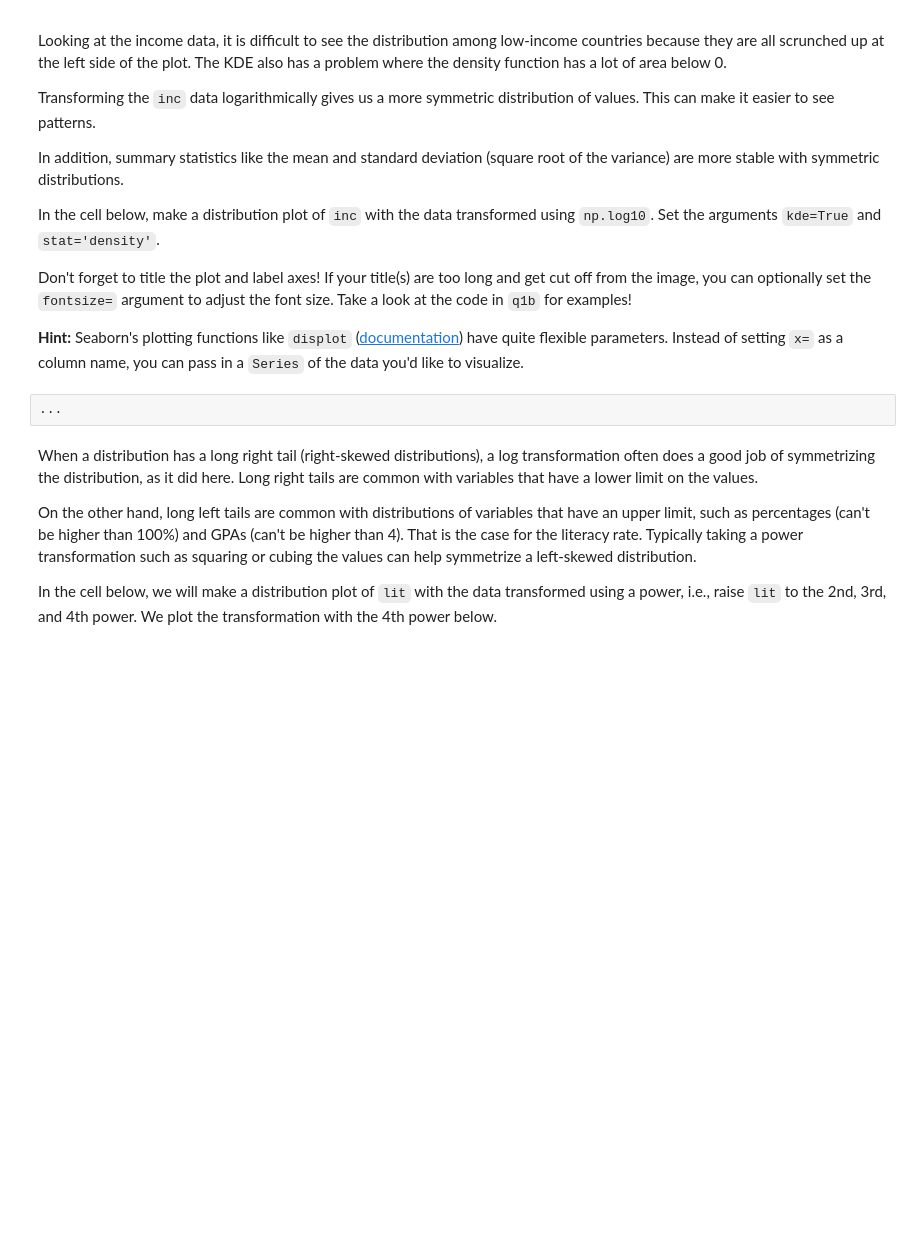
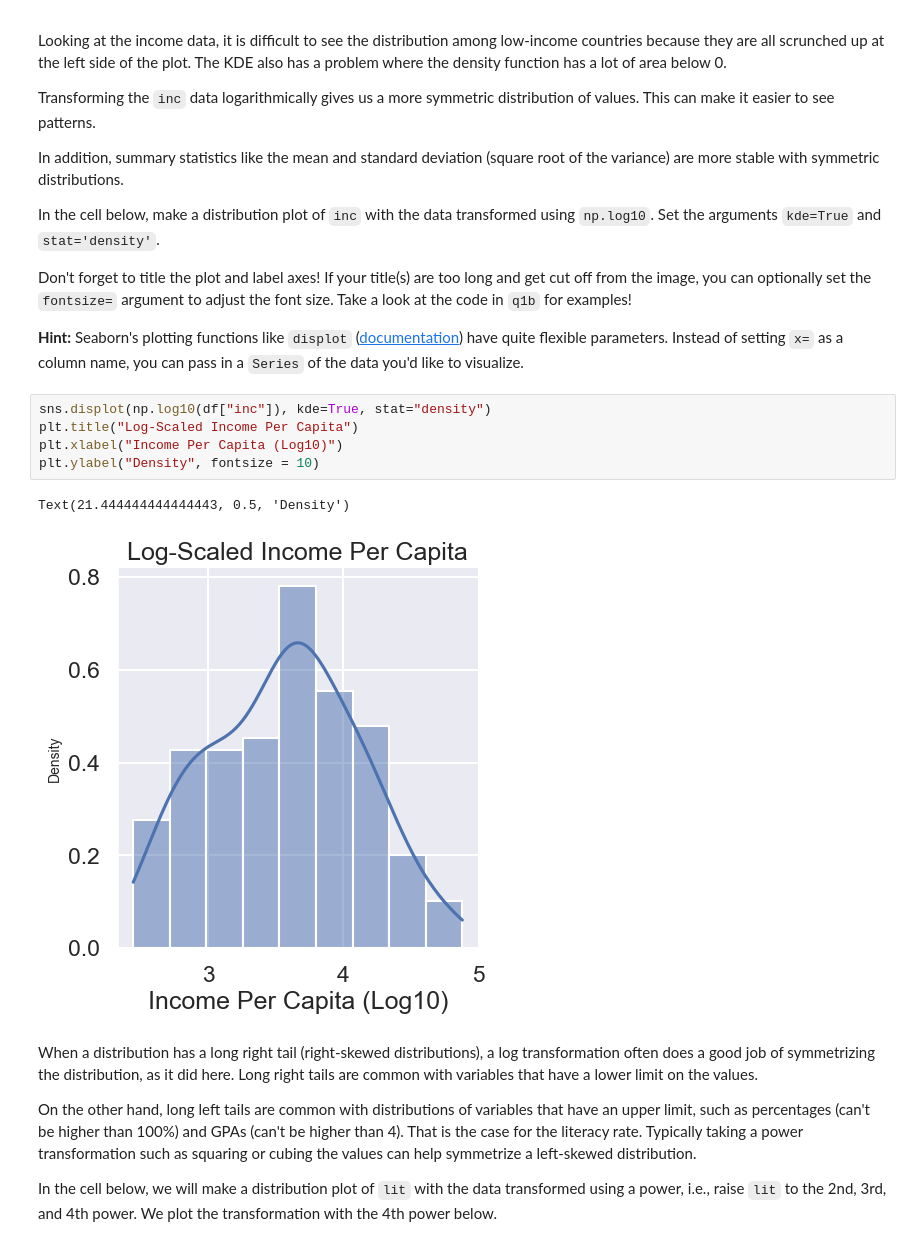
Before and after one commit to RamesTheGeneric/CSCIU459-GROUP-PROJECTS, a Jupyter notebook: A3/A3.ipynb, the cells around one changed output. Cells and saved outputs as stored; diff of their text form; blank space fills up the shorter version.

```diff
--- a/A3/A3.ipynb
+++ b/A3/A3.ipynb
@@ -208,8 +241,14 @@ In the cell below, make a distribution plot of `inc` with the data transformed u
 Don't forget to title the plot and label axes! If your title(s) are too long and get cut off from the image, you can optionally set the `fontsize=` argument to adjust the font size. Take a look at the code in `q1b` for examples!
 
 **Hint:** Seaborn's plotting functions like `displot` ([documentation](https://seaborn.pydata.org/generated/seaborn.displot.html)) have quite flexible parameters. Instead of setting `x=` as a column name, you can pass in a `Series` of the data you'd like to visualize.
-# %%
-...
+# %%
+sns.displot(np.log10(df["inc"]), kde=True, stat="density")
+plt.title("Log-Scaled Income Per Capita")
+plt.xlabel("Income Per Capita (Log10)")
+plt.ylabel("Density", fontsize = 10)
+# %% [output]
+Text(21.444444444444443, 0.5, 'Density')
+[figure, added]
 # %% [markdown]
 When a distribution has a long right tail (right-skewed distributions), a log transformation often does a good job of symmetrizing the distribution, as it did here. Long right tails are common with variables that have a lower limit on the values.
 
```
Also changed, not shown: parts of 41 cells of this notebook, 2 other files.
